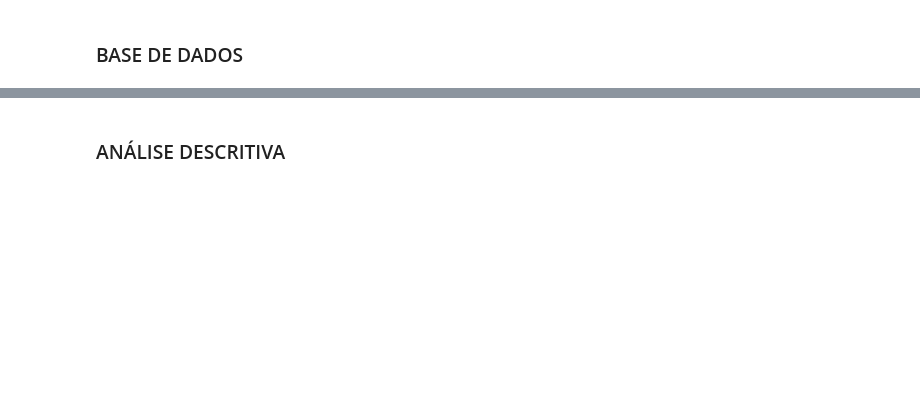
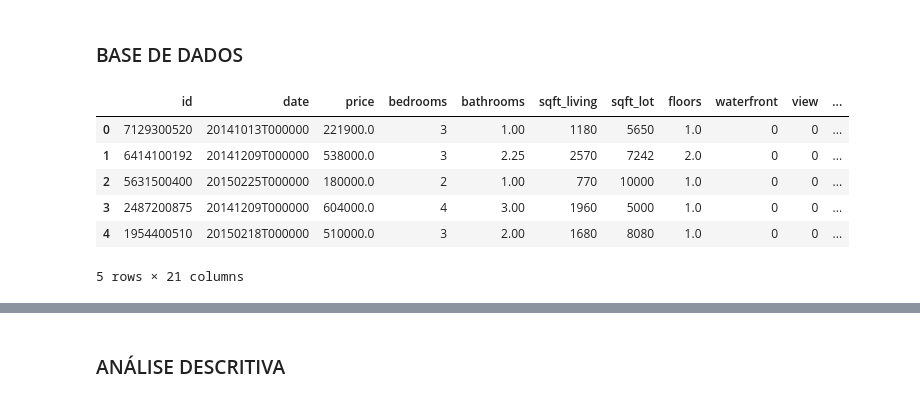
Before and after one commit to carlakim/PROJETO3, a Jupyter notebook: Projeto3 Layout.ipynb, the cells around one changed output, grey strips where cells are left out. Saved outputs shown, nothing was run; the diff lists cells and outputs as text; code cells hidden in the pictures; blank space fills up the shorter version.

```diff
--- a/Projeto3 Layout.ipynb
+++ b/Projeto3 Layout.ipynb
@@ -32,2 +35,14 @@ print(os.getcwd())
 # %% [markdown]
 ### BASE DE DADOS
+# %%
+#leitura da base de dados
+casa = pd.read_csv('housesalesprediction.zip', compression='zip', header=0, sep=',', quotechar='"')
+casa.head()
+# %% [output]
+|  | id | date | price | bedrooms | bathrooms | sqft_living | sqft_lot | floors | waterfront | view | ... |
+| 0 | 7129300520 | 20141013T000000 | 221900.0 | 3 | 1.00 | 1180 | 5650 | 1.0 | 0 | 0 | ... |
+| 1 | 6414100192 | 20141209T000000 | 538000.0 | 3 | 2.25 | 2570 | 7242 | 2.0 | 0 | 0 | ... |
+| 2 | 5631500400 | 20150225T000000 | 180000.0 | 2 | 1.00 | 770 | 10000 | 1.0 | 0 | 0 | ... |
+| 3 | 2487200875 | 20141209T000000 | 604000.0 | 4 | 3.00 | 1960 | 5000 | 1.0 | 0 | 0 | ... |
+| 4 | 1954400510 | 20150218T000000 | 510000.0 | 3 | 2.00 | 1680 | 8080 | 1.0 | 0 | 0 | ... |
+5 rows × 21 columns
```
Also changed, not shown: parts of 7 cells of this notebook.
